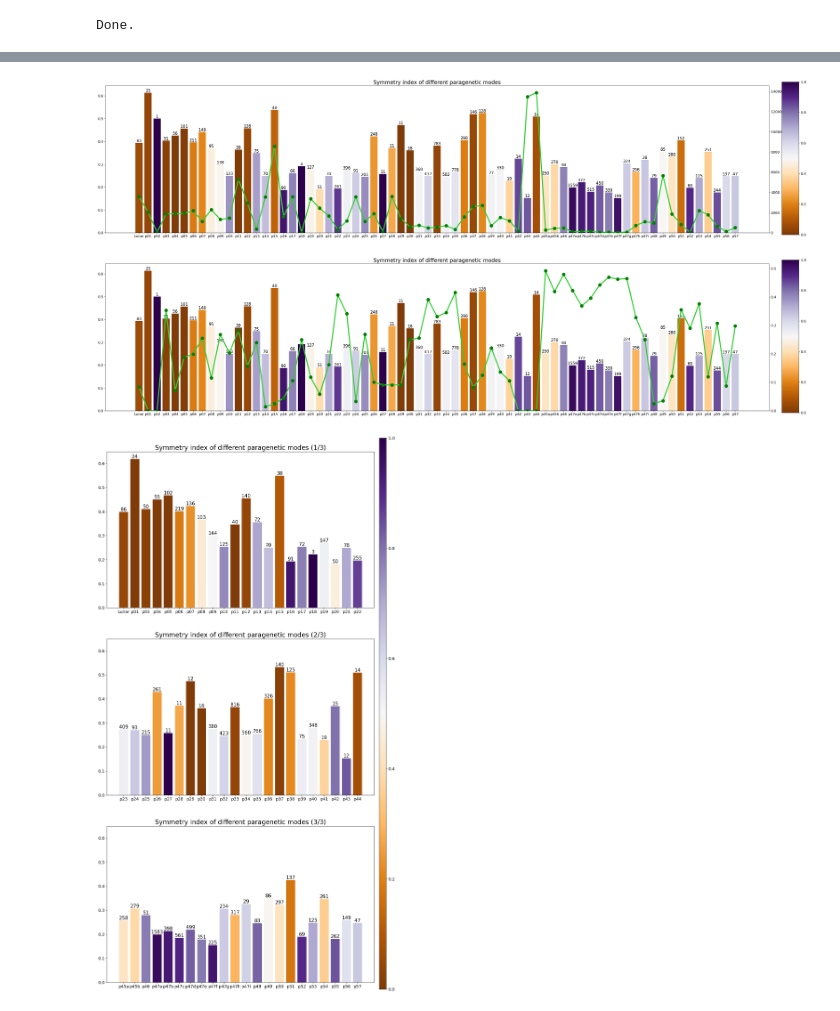
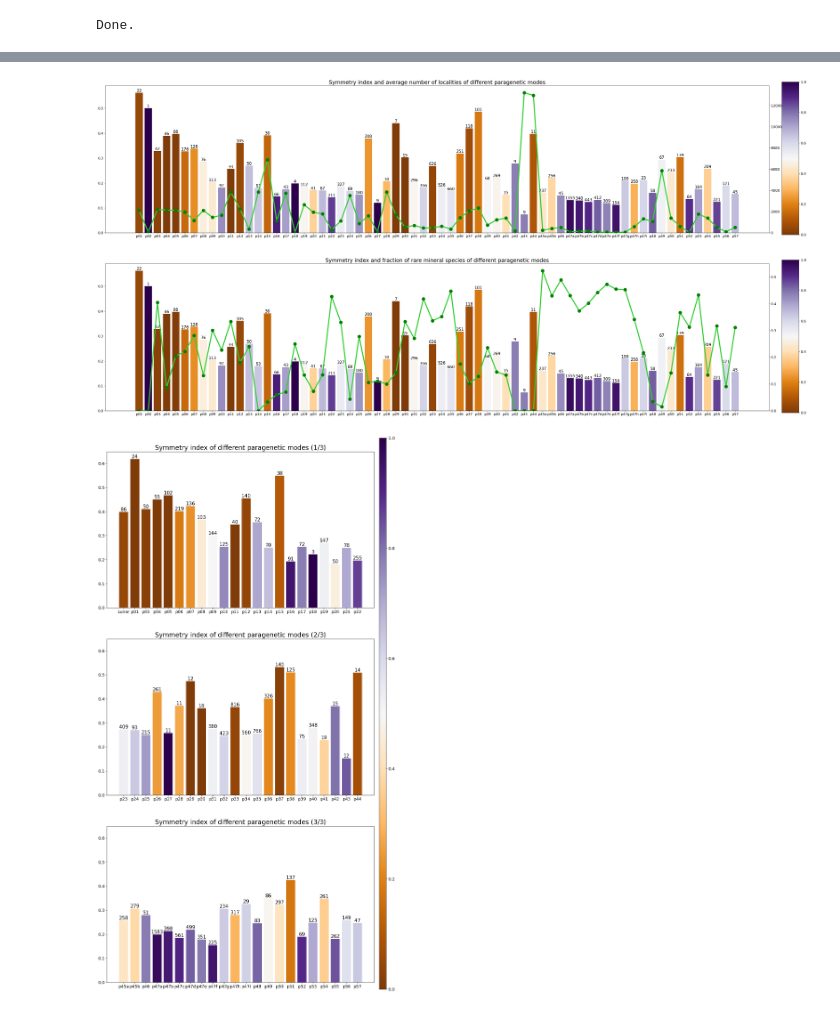
Before and after one commit to NoaVidovic/pgm-symmetry-analysis, a Jupyter notebook: data_analysis.ipynb, the cells around one changed output, grey strips where cells are left out. Drawn from its saved outputs; the diff is of its cells as text; code cells hidden in the pictures.

```diff
--- a/data_analysis.ipynb
+++ b/data_analysis.ipynb
@@ -112,4 +103,39 @@ print(sym_a)
 # %% [output]
 0.20414291530944625
 0.3779499176082863
+# %%
+symmetry_indices = {
+    1: 1,
+    2: 2,
+    3: 2,
+    4: 2,
+    5: 4,
+    6: 4,
+    7: 4,
+    8: 8,
+    9: 3,
+    10: 6,
+    11: 6,
+    12: 6,
+    13: 12,
+    14: 6,
+    15: 6,
+    16: 12,
+    17: 12,
+    18: 12,
+    19: 12,
+    20: 24,
+    21: 4,
+    22: 4,
+    23: 8,
+    24: 8,
+    25: 8,
+    26: 8,
+    27: 16,
+    28: 12,
+    29: 24,
+    30: 24,
+    31: 24,
+    32: 48
+}
 # %%
@@ -244,6 +262,7 @@ def plot_pgm(ordering, name, n_plots=3, nums=False, loc_avg=True):
     y_lim_upper = max([ pgm_symmetry_indices[p] for p in ordering ]) * 1.05
 
     locm = pgm_loc_avg if loc_avg else pgm_rare_pct
+    loc_str = "and average number of localities" if loc_avg else "and fraction of rare mineral species"
     twin_lim_upper = max([ locm[p] for p in ordering ]) * 1.05
 
     if n_plots == 1:
@@ -261,7 +280,7 @@ def plot_pgm(ordering, name, n_plots=3, nums=False, loc_avg=True):
                          color=cmap([ pgm_el_pct['H'][p] for p in ordering[s:e] ]))
         ax[i].set_xticks(range(r), labels=ordering[s:e])
         ax[i].tick_params(axis='both', labelsize=FS_TICK)
-        ax[i].set_title(f'Symmetry index of different paragenetic modes{num_name}', fontsize=FS_TITLE)
+        ax[i].set_title(f'Symmetry index {loc_str} of different paragenetic modes{num_name}', fontsize=FS_TITLE)
         ax[i].set_ylim(0, y_lim_upper)
 
         twin = ax[i].twinx()
@@ -285,17 +304,17 @@ def plot_pgm(ordering, name, n_plots=3, nums=False, loc_avg=True):
     cb.Colorbar(ax=ax2, cmap=cmap)
     ax2.tick_params(labelsize=FS_TICK)
 
-    plt.savefig(f'results/{name}.png', dpi=300*3/n_plots)
+    plt.savefig(f'results/{name}.png', dpi=300*3/n_plots, bbox_inches='tight')
 
 default_ordering = list(pgm_symmetry_indices.keys())[1:]
 # %%
-plot_pgm(['Lunar'] + default_ordering, 'graph_pgm_1', n_plots=1, nums=True)
+plot_pgm(default_ordering, 'graph_pgm_loc', n_plots=1, nums=True)
 # %% [output]
-[figure, old version]
+[figure, new version]
 # %%
-plot_pgm(['Lunar'] + default_ordering, 'graph_pgm_1', n_plots=1, nums=True, loc_avg=False)
+plot_pgm(default_ordering, 'graph_pgm_rare', n_plots=1, nums=True, loc_avg=False)
 # %% [output]
-[figure, old version]
+[figure, new version]
 # %%
 plot_pgm(['Lunar'] + default_ordering, 'graph_pgm', nums=True)
 # %% [output]
```
Also changed, not shown: parts of 14 cells of this notebook, 1 other file.
